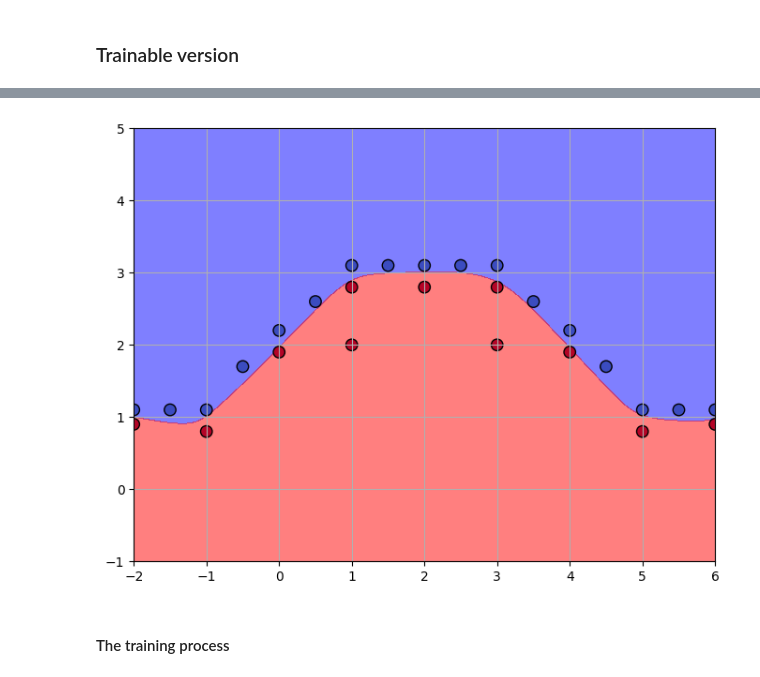
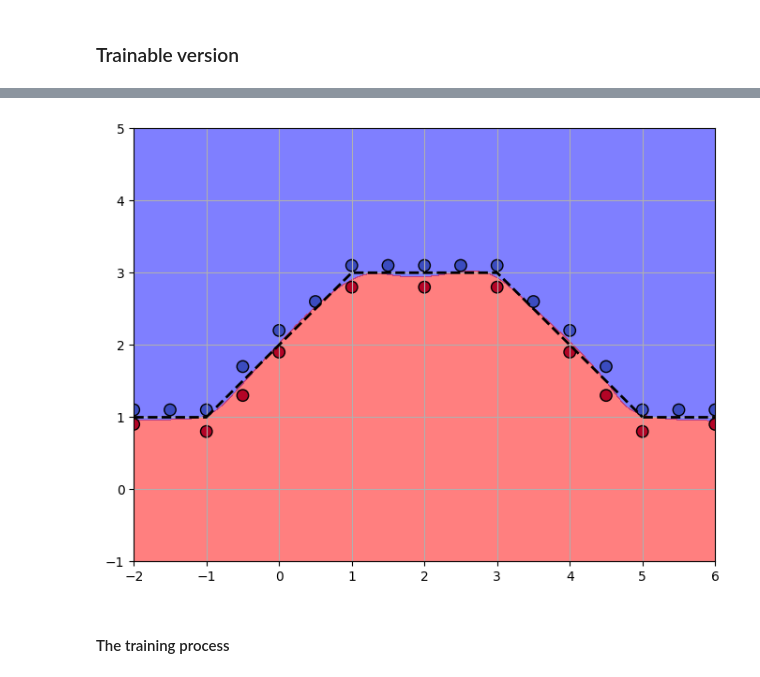
Before and after one commit to fujin55/Ai-lab-5, a Jupyter notebook: exercises/05_ANN.ipynb, the cells around one changed output, grey strips where cells are left out. Saved outputs shown, nothing was run; the diff lists cells and outputs as text; code cells hidden in the pictures.

```diff
--- a/exercises/05_ANN.ipynb
+++ b/exercises/05_ANN.ipynb
@@ -131,7 +135,7 @@ sess.run(init)
 
 # Training data
 train_points = np.array([
-    [-2,   0.9], [-1,  0.8], [-1.5,1.1], [1,     2], [1.5, 3.1], [3,   2], [5.5,    1.1], [5,  0.8], [6,  0.9],
+    [-2,   0.9], [-1,  0.8], [-1.5,1.1], [-0.5,     1.3], [1.5, 3.1], [4.5,   1.3], [5.5,    1.1], [5,  0.8], [6,  0.9],
     [-2,   1.1], [-1,  1.1], [0,   2.2], [1,   3.1], [2,   3.1], [3, 3.1], [4,  2.2], [5 , 1.1], [6 , 1.1],
     [0,    1.9], [1,   2.8], [2,   2.8], [3,   2.8], [4,   1.9],
     [-0.5, 1.7], [0.5, 2.6], [2.5, 3.1], [3.5, 2.6], [4.5, 1.7],
@@ -157,7 +161,10 @@ grid = np.c_[xx.ravel(), yy.ravel()]
 zz = sess.run(y, feed_dict={x: grid})
 zz = zz.reshape(xx.shape)
 
-plt.figure(figsize=(8,6))
+plt.figure(figsize=(8, 6))
+plt.plot([-2, -1], [1, 1], 'k--', lw=2)
+plt.plot([5, 6], [1, 1], 'k--', lw=2)
+plt.plot(trapezoid_edges[:, 0], trapezoid_edges[:, 1], 'k--', lw=2)
 plt.contourf(xx, yy, zz, levels=[-0.1, 0.5, 1.1], colors=['blue', 'red'], alpha=0.5)
 plt.scatter(train_points[:, 0], train_points[:, 1], c=np.squeeze(train_labels), cmap='coolwarm', edgecolor='k', s=80)
 plt.grid(True)
@@ -186,3 +193,3 @@ Step 950, Cross-Entropy Loss: 0.0670
-[figure, old version]
+[figure, new version]
 # %% [markdown]
 #### The training process
```
Also changed, not shown: parts of 6 cells of this notebook.
